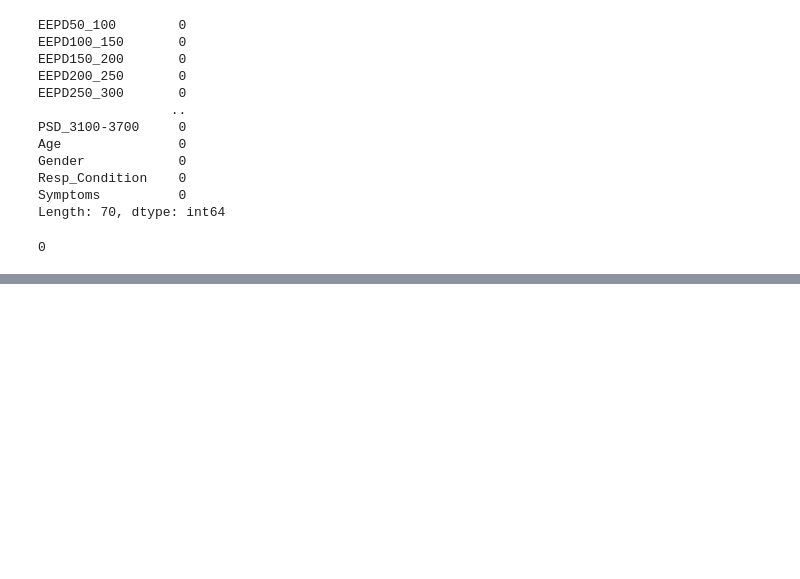
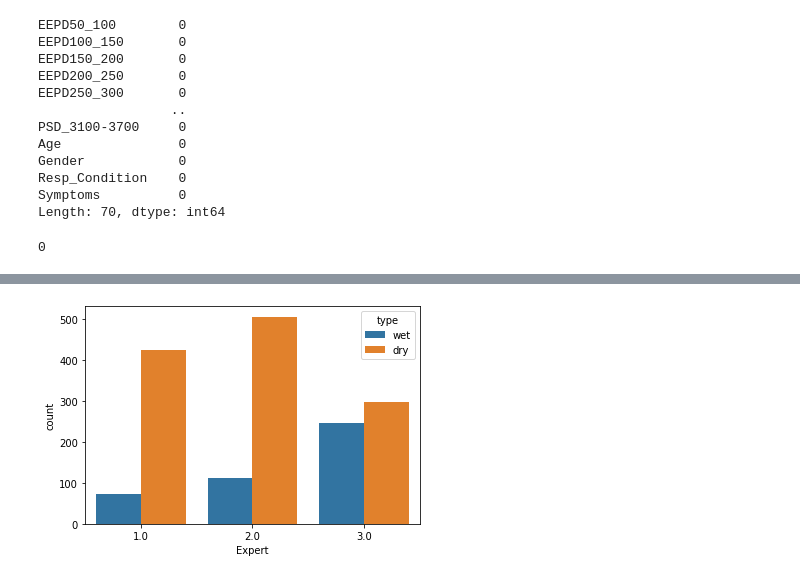
Before and after one commit to CS-433/cs-433-project-2-cough_classifier, a Jupyter notebook: src/notebooks/data_exploration/data_exploration.ipynb, the cells around one changed output, grey strips where cells are left out. Cells and saved outputs as stored; diff of their text form; code cells hidden in the pictures; blank space fills up the shorter version.

Commit message:
add expert figure

```diff
--- a/src/notebooks/data_exploration/data_exploration.ipynb
+++ b/src/notebooks/data_exploration/data_exploration.ipynb
@@ -13,7 +16,9 @@ from src.utils.get_data import import_data
 # %%
-DATA_PATH = '../../data'
+DATA_PATH = '../../../data'
 
 X, y = import_data(path=DATA_PATH, segmentation_type='fine')
+X_no, y_no = import_data(path=DATA_PATH, segmentation_type='no',
+                         drop_expert=False, drop_user_features=False)
 
 display(X, y)
 # %% [output]
@@ -108,3 +112,8 @@ duplicate = X.duplicated()
 print(duplicate.sum())
 # %% [output]
 0
+# %%
+X_no = pd.concat([X_no, y_no["Label"]], axis=1)
+X_no["type"] = X_no.apply(lambda row: "wet" if row["Label"] == 1.0 else "dry", axis=1)
+
+display(X_no)
@@ -111,3 +135,10 @@ print(duplicate.sum())
+# %%
+sns.countplot(x='Expert',data=X_no, hue="type")
+
+VIS_PATH = "../../../vis"
+plt.savefig(f'{VIS_PATH}/expert_distribution.pdf', format='pdf', bbox_inches='tight')
+# %% [output]
+[figure, added]
 # %%
 # box plots
 print(X.columns)
```
Also changed, not shown: parts of 5 cells of this notebook, 13 other files.
